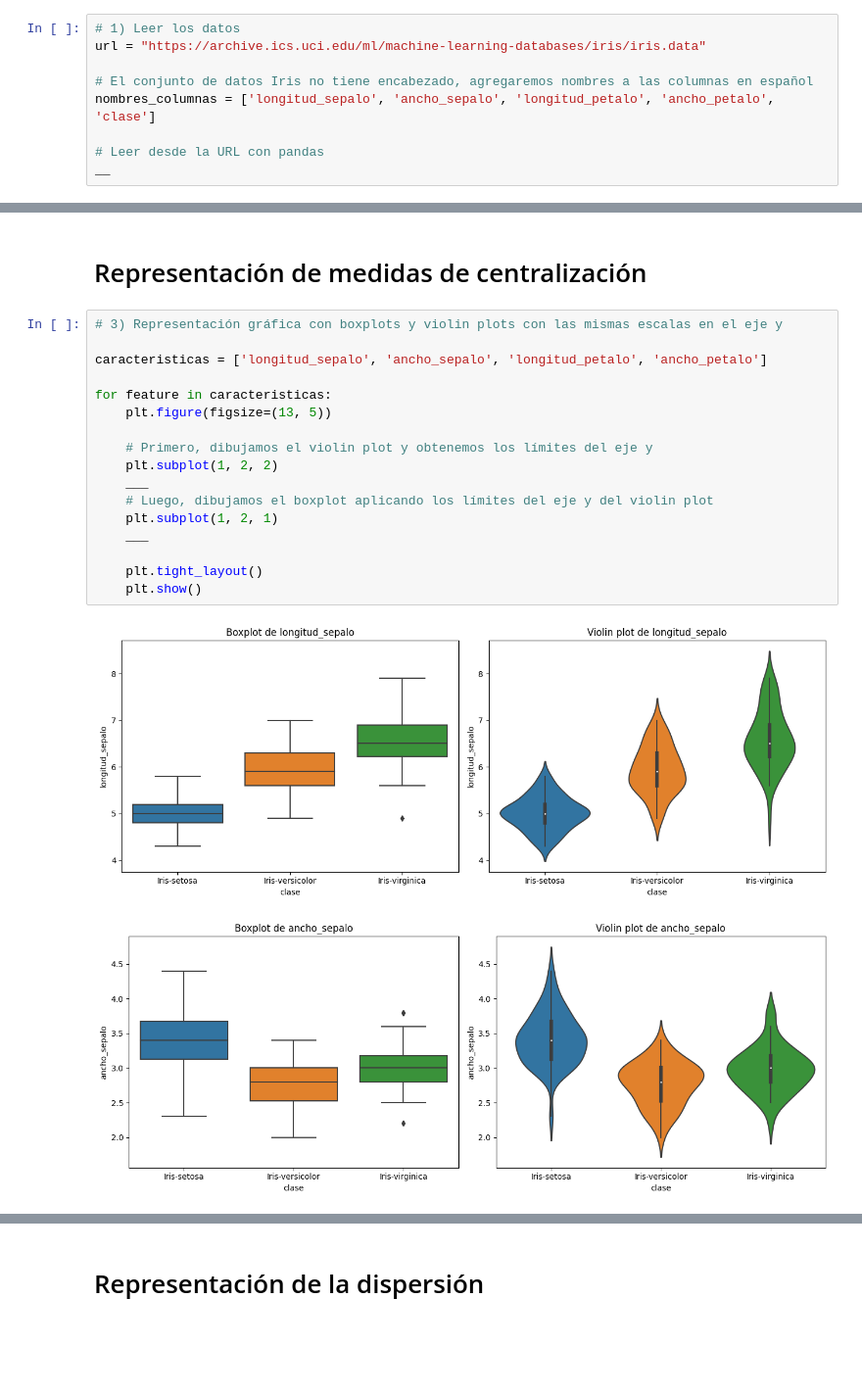
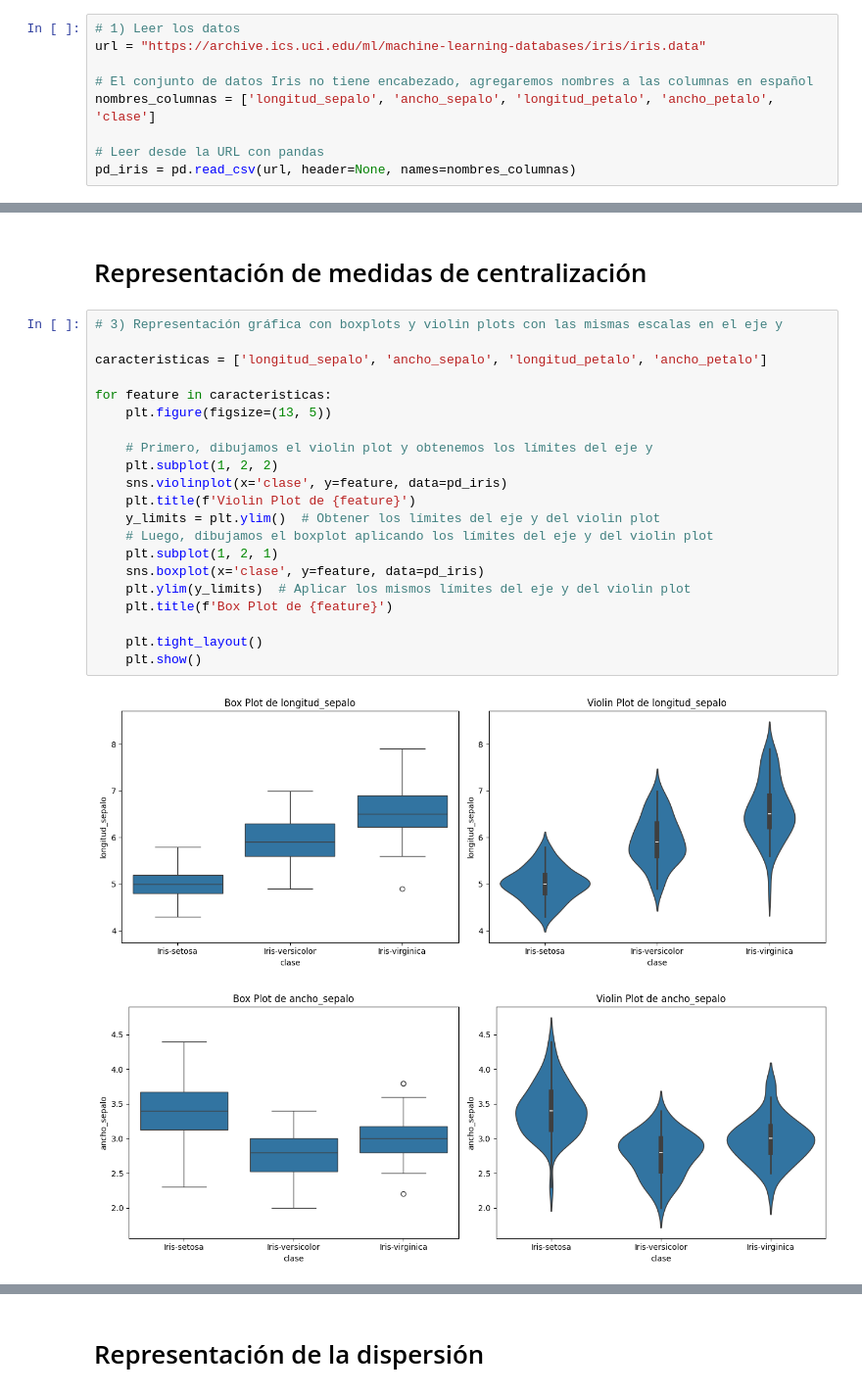
Before and after one commit to mfdezvicente/ucm, a Jupyter notebook: ML/260130_Estadística Descriptiva.ipynb, the cells around one changed output, grey strips where cells are left out. Shown at 98% size. Cells and saved outputs as stored; diff of their text form; blank space fills up the shorter version.

```diff
--- a/ML/260130_Estadística Descriptiva.ipynb
+++ b/ML/260130_Estadística Descriptiva.ipynb
@@ -20,4 +20,4 @@ url = "https://archive.ics.uci.edu/ml/machine-learning-databases/iris/iris.data"
 nombres_columnas = ['longitud_sepalo', 'ancho_sepalo', 'longitud_petalo', 'ancho_petalo', 'clase']
 
 # Leer desde la URL con pandas
-__
+pd_iris = pd.read_csv(url, header=None, names=nombres_columnas)
@@ -43,20 +58,24 @@ __
 # %%
 # 3) Representación gráfica con boxplots y violin plots con las mismas escalas en el eje y
 
 caracteristicas = ['longitud_sepalo', 'ancho_sepalo', 'longitud_petalo', 'ancho_petalo']
 
 for feature in caracteristicas:
     plt.figure(figsize=(13, 5))
 
     # Primero, dibujamos el violin plot y obtenemos los límites del eje y
     plt.subplot(1, 2, 2)
-    ___
+    sns.violinplot(x='clase', y=feature, data=pd_iris)
+    plt.title(f'Violin Plot de {feature}')
+    y_limits = plt.ylim()  # Obtener los límites del eje y del violin plot
     # Luego, dibujamos el boxplot aplicando los límites del eje y del violin plot
     plt.subplot(1, 2, 1)
-    ___
+    sns.boxplot(x='clase', y=feature, data=pd_iris)
+    plt.ylim(y_limits)  # Aplicar los mismos límites del eje y del violin plot
+    plt.title(f'Box Plot de {feature}')
 
     plt.tight_layout()
     plt.show()
 # %% [output]
-[figure, old version]
+[figure, new version]
-[figure, old version]
+[figure, new version]
```
Also changed, not shown: parts of 6 cells of this notebook, 5 other files.
